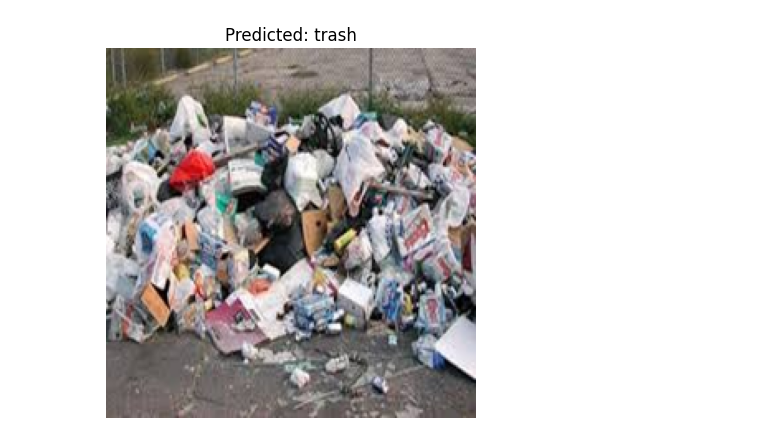
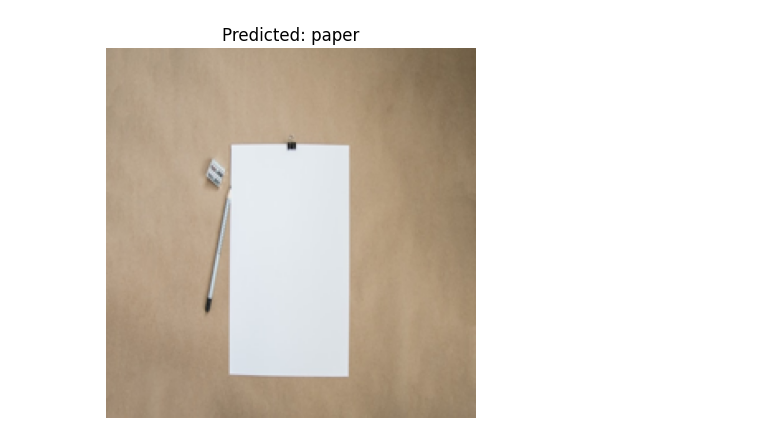
Before and after one commit to g-wtham/trash-classification-cnn-transferlearning, a Jupyter notebook: NasNetMobile - Trash Classification.ipynb, the cells around one changed output. Drawn from its saved outputs; the diff is of its cells as text; code cells hidden in the pictures.

Commit message:
NasNetMobile Training

```diff
--- a/NasNetMobile - Trash Classification.ipynb
+++ b/NasNetMobile - Trash Classification.ipynb
@@ -51,17 +57,17 @@ val_gen = datagen.flow_from_directory(
 )
 
 
-base_model = MobileNetV2(
+base_model = NASNetMobile(
     weights='imagenet',
     include_top=False,
     input_shape=(224, 224, 3)
 )
 
-for layer in base_model.layers[:-15]:
+for layer in base_model.layers[:-20]:
     layer.trainable = False
 
 # last 2 layers trainable
-for layer in base_model.layers[-15:]:
+for layer in base_model.layers[-20:]:
     layer.trainable = True
 
 model = models.Sequential([
@@ -102,5 +108,5 @@ Model: "sequential_17"
 # %%
-epochs = 20
+epochs = 30
 
 history = model.fit(
     train_gen,
@@ -161,5 +162,6 @@ WARNING:absl:Compiled the loaded model, but the compiled metrics have yet to be
 # %%
-loaded_model = tf.keras.models.load_model("/content/garbage_classification_tf3_nasnet.h5")
+model.save("garbage_classification_tf3_nasnet.h5")
+loaded_model = tf.keras.models.load_model("garbage_classification_tf3_nasnet.h5")
 
 labels = ['cardboard', 'glass', 'metal', 'paper', 'plastic', 'trash']
 # %% [output]
@@ -169,8 +171,0 @@ WARNING:absl:Compiled the loaded model, but the compiled metrics have yet to be
-# %%
-import tensorflow as tf
-model=tf.keras.models.load_model("garbage_classification_tf3_nasnet.h5")
-converter = tf.lite.TFLiteConverter.from_keras_model(model)
-converter.experimental_new_converter = True
-tflite_model = converter.convert()
-file = open( '2converted_model.tflite' , 'wb' )
-file.write( tflite_model )
@@ -214,6 +189,6 @@ def predict_image(image_path, model, class_labels, img_size=(224, 224)):
     plt.axis('off')
     plt.show()
 
-image_path = '/content/trash.jpg'
+image_path = '/content/kelly-sikkema-4JxV3Gs42Ks-unsplash.jpg' # REPLACE UR IMAGE HERE!!
 predict_image(image_path, loaded_model, labels)
 # %% [output]
@@ -222,4 +197,4 @@ Predicted: trash
-[figure, old version]
+[figure, new version]
 # %%
 from sklearn.metrics import confusion_matrix
 import seaborn as sns
```
Also changed, not shown: parts of 10 cells of this notebook.
